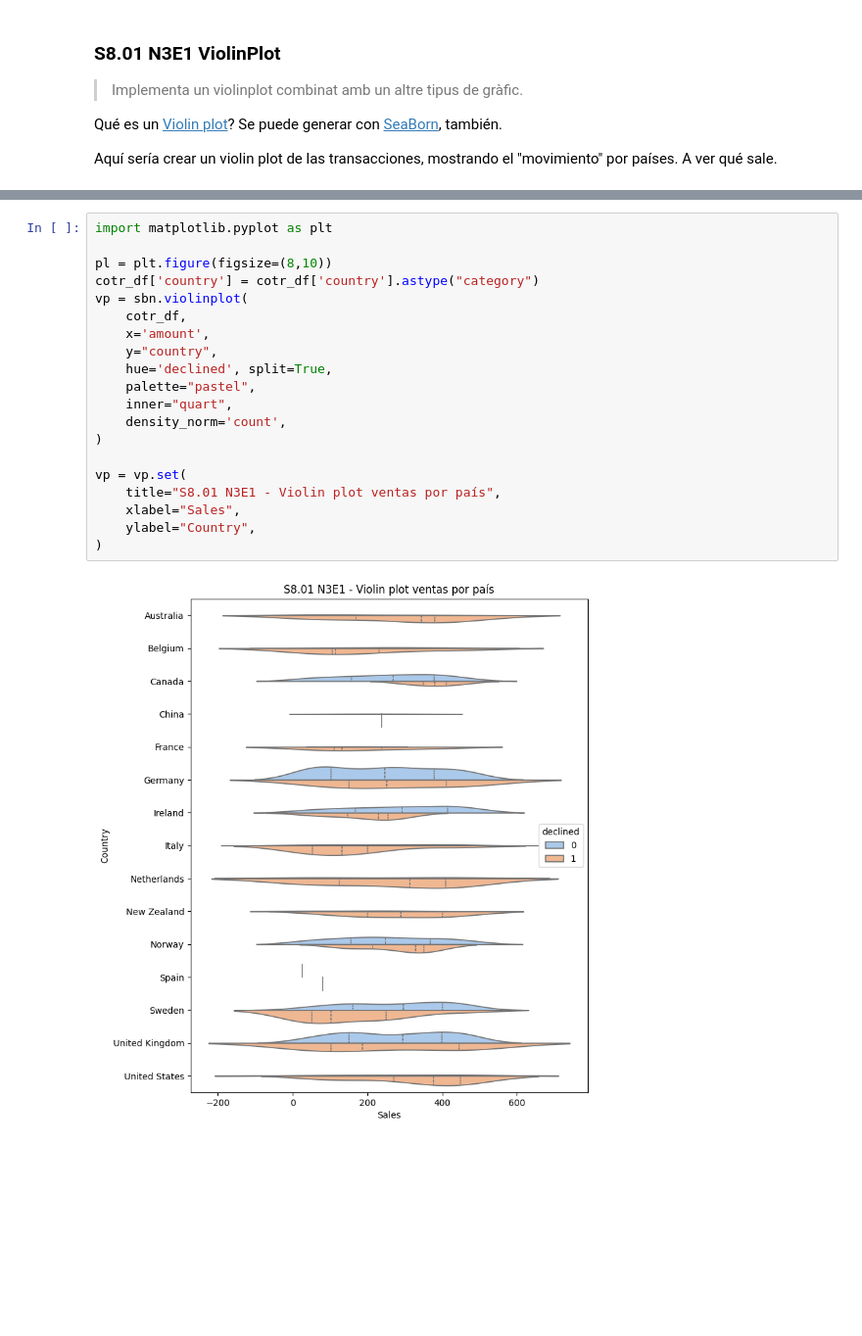
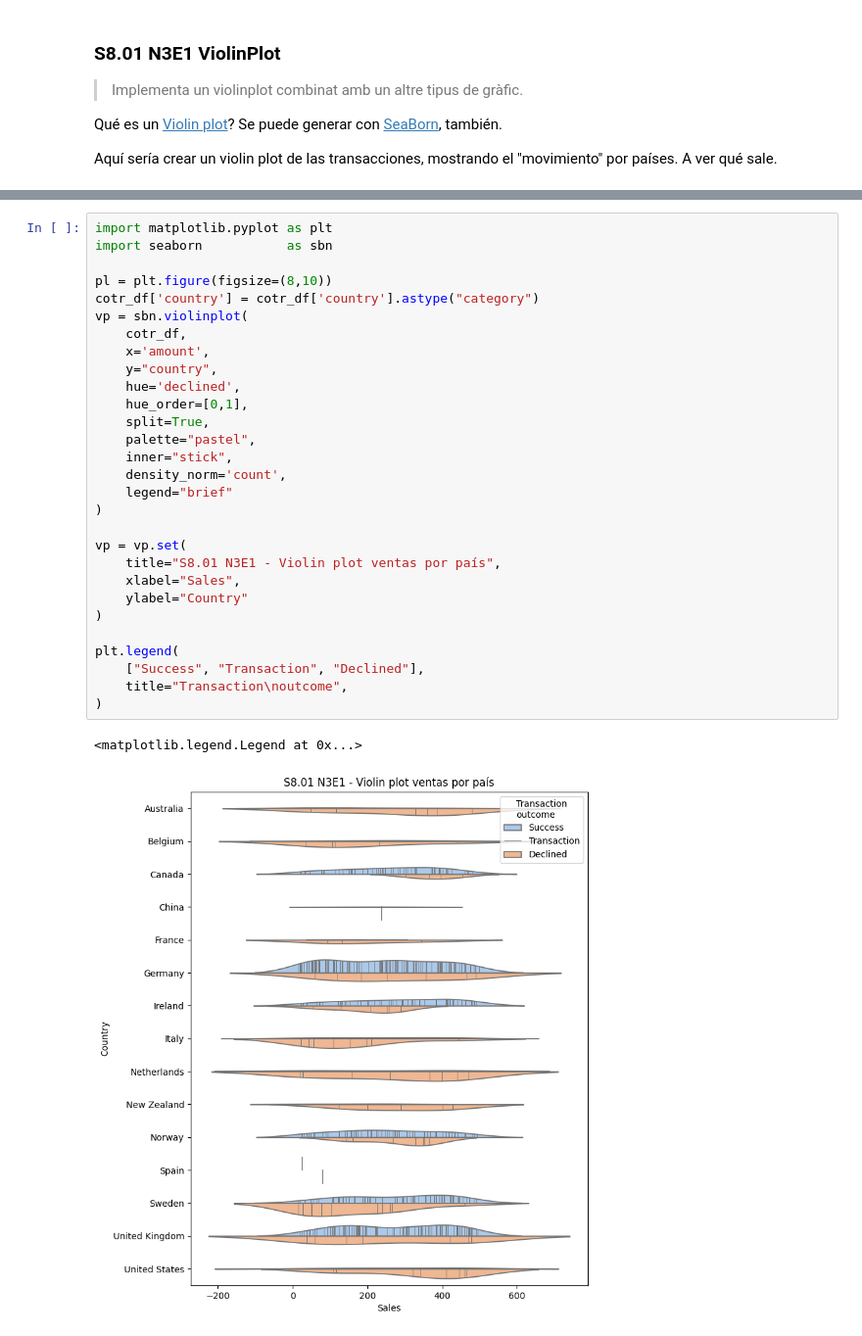
Before and after one commit to mlopezgva/it-academy-mlg, a Jupyter notebook: SPRINT8/Sprint_8.01.ipynb, the cells around one changed output, grey strips where cells are left out. Shown at 98% size. Drawn from its saved outputs; the diff is of its cells as text; blank space fills up the shorter version.

```diff
--- a/SPRINT8/Sprint_8.01.ipynb
+++ b/SPRINT8/Sprint_8.01.ipynb
@@ -614,25 +640,35 @@ cotr_df.head(3)
 # %%
 import matplotlib.pyplot as plt
+import seaborn           as sbn
 
 pl = plt.figure(figsize=(8,10))
 cotr_df['country'] = cotr_df['country'].astype("category")
 vp = sbn.violinplot(
     cotr_df,
     x='amount',
     y="country",
-    hue='declined', split=True,
+    hue='declined',
+    hue_order=[0,1],
+    split=True,
     palette="pastel",
-    inner="quart",
+    inner="stick",
     density_norm='count',
+    legend="brief"
 )
 
 vp = vp.set(
     title="S8.01 N3E1 - Violin plot ventas por país",
     xlabel="Sales",
-    ylabel="Country",
+    ylabel="Country"
 )
+
+plt.legend(
+    ["Success", "Transaction", "Declined"],
+    title="Transaction\noutcome",
+)
 # %% [output]
+<matplotlib.legend.Legend at 0x...>
-[figure, old version]
+[figure, new version]
 # %% [markdown]
 ### S8.01 N3E2 FacetGrid
 > Genera un FacetGrid per a visualitzar múltiples aspectes de les dades simultàniament.
```
Also changed, not shown: parts of 7 cells of this notebook.
